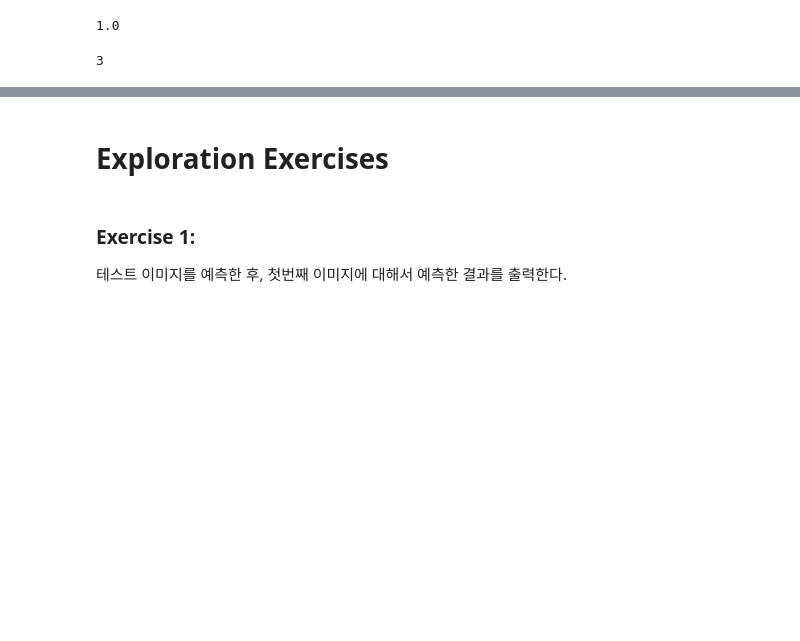
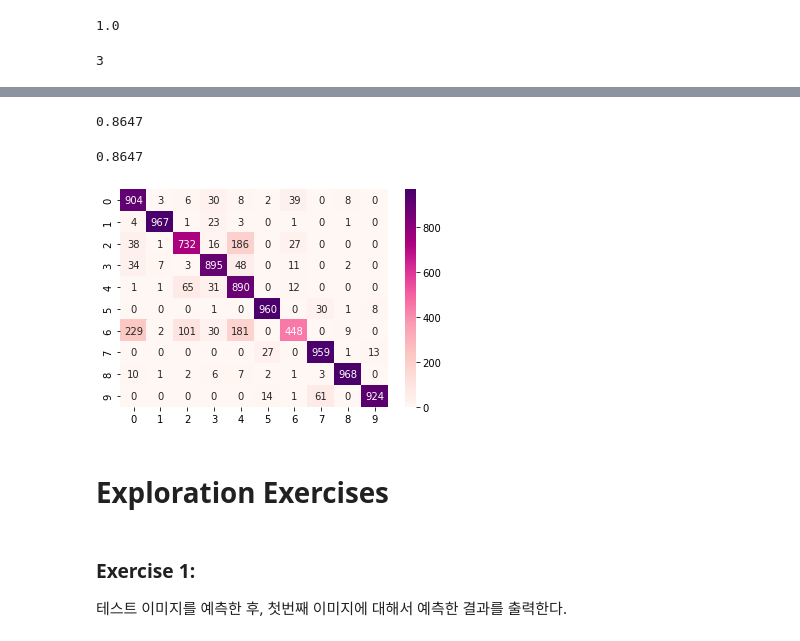
Before and after one commit to leopard4/yh-k3, a Jupyter notebook: 딥러닝강의파일/05_강의_fashion_mnist_ipynb.ipynb, the cells around one changed output, grey strips where cells are left out. Drawn from its saved outputs; the diff is of its cells as text; code cells hidden in the pictures; blank space fills up the shorter version.

```diff
--- a/딥러닝강의파일/05_강의_fashion_mnist_ipynb.ipynb
+++ b/딥러닝강의파일/05_강의_fashion_mnist_ipynb.ipynb
@@ -207,0 +225,2 @@ y_pred[100].argmax()
+# %%
+y_pred = y_pred.argmax(axis = 1)
@@ -207,0 +231,2 @@ y_pred[100].argmax()
+# %%
+cm = confusion_matrix(y_test, y_pred)
@@ -207,0 +248,8 @@ y_pred[100].argmax()
+# %%
+accuracy_score(y_test, y_pred)
+# %% [output]
+0.8647
+# %%
+(904+967+732+895+890+960+448+959+968+924  ) / cm.sum()
+# %% [output]
+0.8647
@@ -208,3 +258,8 @@ y_pred[100].argmax()
+# %%
+sb.heatmap(cm, annot=True, fmt='.0f', cmap='RdPu')
+plt.show()
+# %% [output]
+[figure, added]
 # %% [markdown]
 # Exploration Exercises
 # %% [markdown]
```
Also changed, not shown: parts of 45 cells of this notebook.
